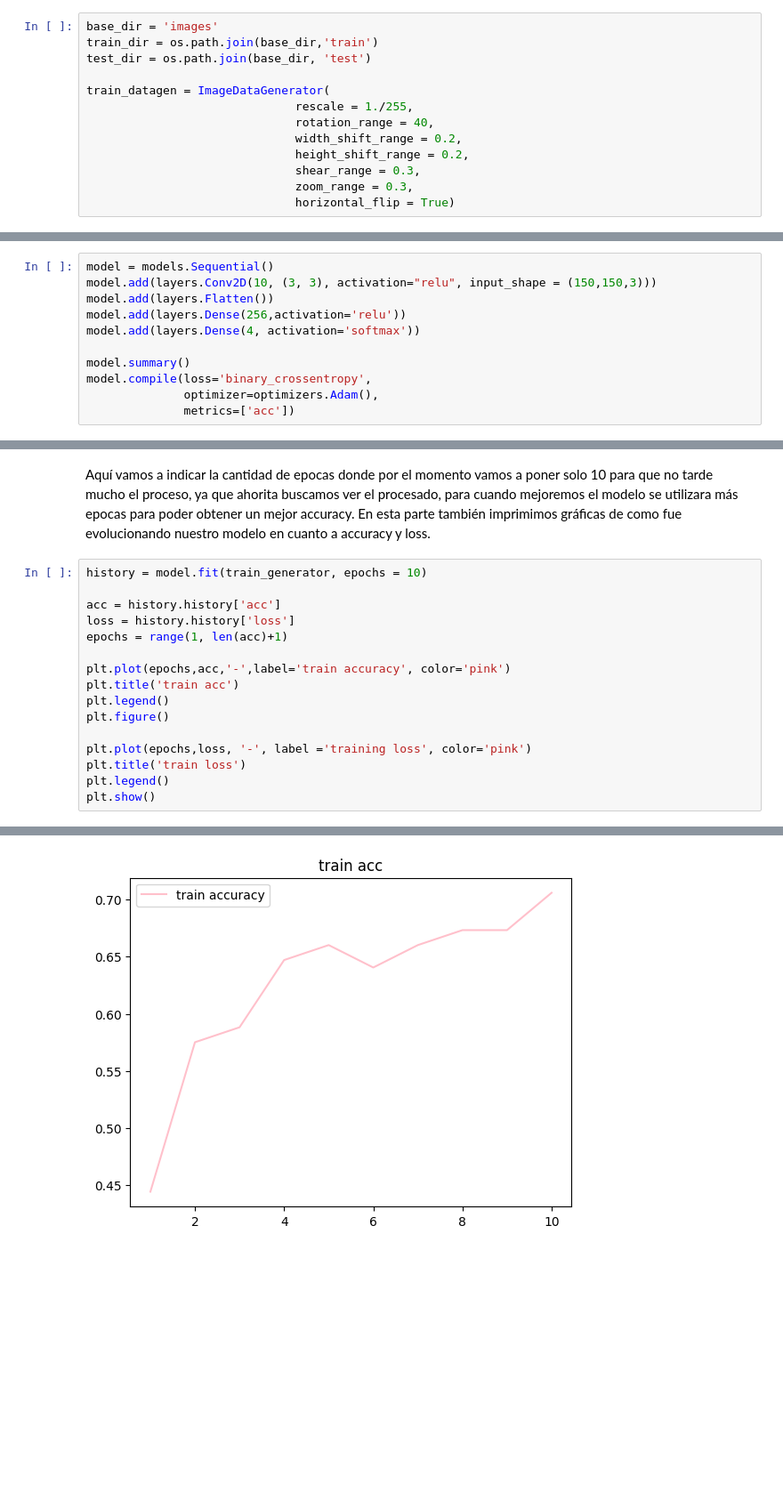
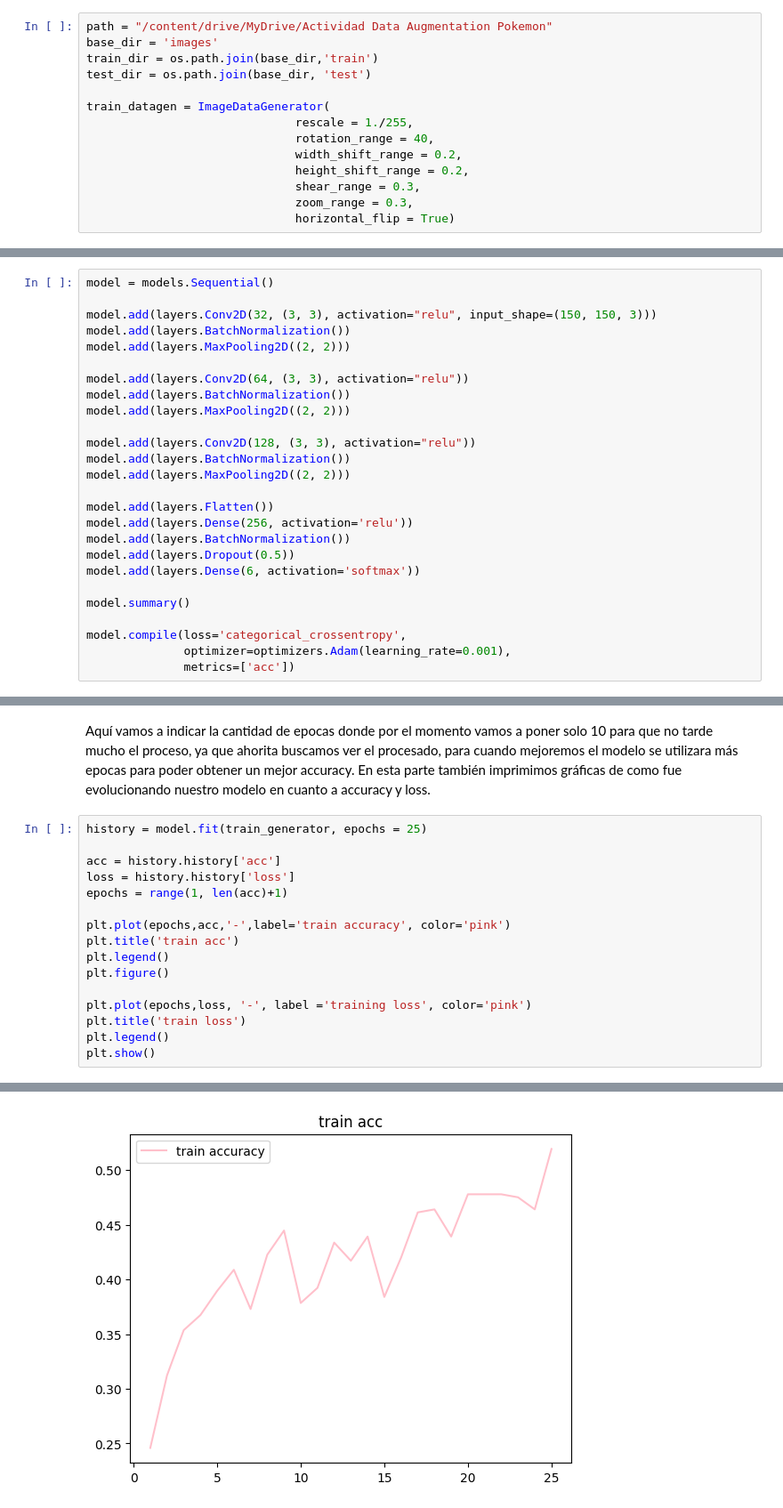
Before and after one commit to eduardogil11/Desarrolllo-de-aplicaciones-avanzadas-Modulo-2-IA, a Jupyter notebook: Data_augmentation_pokemon.ipynb, the cells around one changed output, grey strips where cells are left out. Shown at 89% size. Drawn from its saved outputs; the diff is of its cells as text; blank space fills up the shorter version.

```diff
--- a/Data_augmentation_pokemon.ipynb
+++ b/Data_augmentation_pokemon.ipynb
@@ -29,6 +29,7 @@ from tensorflow.keras import optimizers, models, layers
 # %% [markdown]
 Utilizamos TensorFlow especificamente ImageDataGenerator para crear nuevas imágenes de las que contiene nuestro Dataset de Pokemon, donde le indicamos las características que queremos que tengan.
 # %%
+path = "/content/drive/MyDrive/Actividad Data Augmentation Pokemon"
 base_dir = 'images'
 train_dir = os.path.join(base_dir,'train')
 test_dir = os.path.join(base_dir, 'test')
@@ -99,13 +100,28 @@ Found 153 images belonging to 4 classes.
 En este apartado vamos a crear un modelo simple por el momento, solo para ver como funciona el procesado de los datos y para poder mostrar las nuevas imágenes que se enviaran a la carpeta augmented ya antes mencionada. Este modelo sera trabajado más adelante, para mejorarlo y poder obtener un mejor acurracy.
 # %%
 model = models.Sequential()
-model.add(layers.Conv2D(10, (3, 3), activation="relu", input_shape = (150,150,3)))
+
+model.add(layers.Conv2D(32, (3, 3), activation="relu", input_shape=(150, 150, 3)))
+model.add(layers.BatchNormalization())
+model.add(layers.MaxPooling2D((2, 2)))
+
+model.add(layers.Conv2D(64, (3, 3), activation="relu"))
+model.add(layers.BatchNormalization())
+model.add(layers.MaxPooling2D((2, 2)))
+
+model.add(layers.Conv2D(128, (3, 3), activation="relu"))
+model.add(layers.BatchNormalization())
+model.add(layers.MaxPooling2D((2, 2)))
+
 model.add(layers.Flatten())
-model.add(layers.Dense(256,activation='relu'))
-model.add(layers.Dense(4, activation='softmax'))
+model.add(layers.Dense(256, activation='relu'))
+model.add(layers.BatchNormalization())
+model.add(layers.Dropout(0.5))
+model.add(layers.Dense(6, activation='softmax'))
 
 model.summary()
-model.compile(loss='binary_crossentropy',
-              optimizer=optimizers.Adam(),
+
+model.compile(loss='categorical_crossentropy',
+              optimizer=optimizers.Adam(learning_rate=0.001),
               metrics=['acc'])
 # %% [output]
@@ -129,7 +145,7 @@ _________________________________________________________________
 # %% [markdown]
 Aquí vamos a indicar la cantidad de epocas donde por el momento vamos a poner solo 10 para que no tarde mucho el proceso, ya que ahorita buscamos ver el procesado, para cuando mejoremos el modelo se utilizara más epocas para poder obtener un mejor accuracy. En esta parte también imprimimos gráficas de como fue evolucionando nuestro modelo en cuanto a accuracy y loss.
 # %%
-history = model.fit(train_generator, epochs = 10)
+history = model.fit(train_generator, epochs = 25)
 
 acc = history.history['acc']
 loss = history.history['loss']
@@ -168 +181 @@ Epoch 10/10
-[figure, old version]
+[figure, new version]
```
Also changed, not shown: parts of 6 cells of this notebook.
